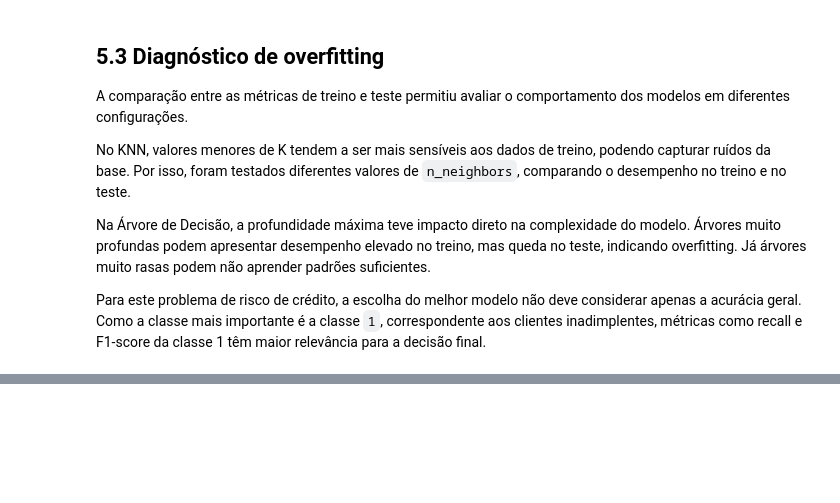
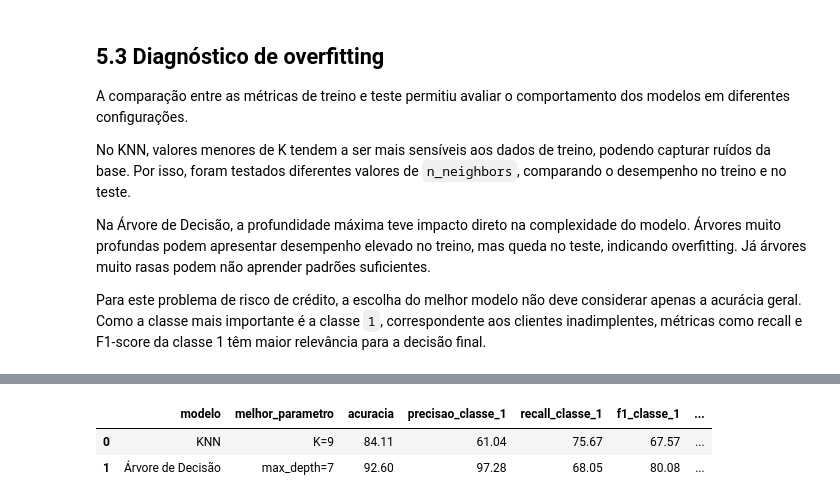
Before and after one commit to MarcioLuizBR/projeto-risco-credito-machine-learning, a Jupyter notebook: notebooks/pipeline_risco_credito.ipynb, the cells around one changed output, grey strips where cells are left out. Saved outputs shown, nothing was run; the diff lists cells and outputs as text; code cells hidden in the pictures; blank space fills up the shorter version.

```diff
--- a/notebooks/pipeline_risco_credito.ipynb
+++ b/notebooks/pipeline_risco_credito.ipynb
@@ -1420,0 +1605,46 @@ Para este problema de risco de crédito, a escolha do melhor modelo não deve co
+# %%
+# Comparando métricas finais dos dois melhores modelos
+
+metricas_finais = pd.DataFrame({
+    "modelo": ["KNN", "Árvore de Decisão"],
+    "melhor_parametro": [
+        f"K={melhor_k}",
+        f"max_depth={melhor_profundidade}"
+    ],
+    "acuracia": [
+        accuracy_score(y_teste_knn, y_pred_knn),
+        accuracy_score(y_teste_arvore, y_pred_arvore)
+    ],
+    "precisao_classe_1": [
+        precision_score(y_teste_knn, y_pred_knn, pos_label=1, zero_division=0),
+        precision_score(y_teste_arvore, y_pred_arvore, pos_label=1, zero_division=0)
+    ],
+    "recall_classe_1": [
+        recall_score(y_teste_knn, y_pred_knn, pos_label=1, zero_division=0),
+        recall_score(y_teste_arvore, y_pred_arvore, pos_label=1, zero_division=0)
+    ],
+    "f1_classe_1": [
+        f1_score(y_teste_knn, y_pred_knn, pos_label=1, zero_division=0),
+        f1_score(y_teste_arvore, y_pred_arvore, pos_label=1, zero_division=0)
+    ],
+    "falsos_positivos": [fp_knn, fp_arvore],
+    "falsos_negativos": [fn_knn, fn_arvore]
+})
+
+colunas_percentuais = [
+    "acuracia",
+    "precisao_classe_1",
+    "recall_classe_1",
+    "f1_classe_1"
+]
+
+metricas_finais_formatado = metricas_finais.copy()
+metricas_finais_formatado[colunas_percentuais] = (
+    metricas_finais_formatado[colunas_percentuais] * 100
+).round(2)
+
+metricas_finais_formatado
+# %% [output]
+|  | modelo | melhor_parametro | acuracia | precisao_classe_1 | recall_classe_1 | f1_classe_1 | ... |
+| 0 | KNN | K=9 | 84.11 | 61.04 | 75.67 | 67.57 | ... |
+| 1 | Árvore de Decisão | max_depth=7 | 92.60 | 97.28 | 68.05 | 80.08 | ... |
```
Also changed, not shown: parts of 12 cells of this notebook, 2 other files.
